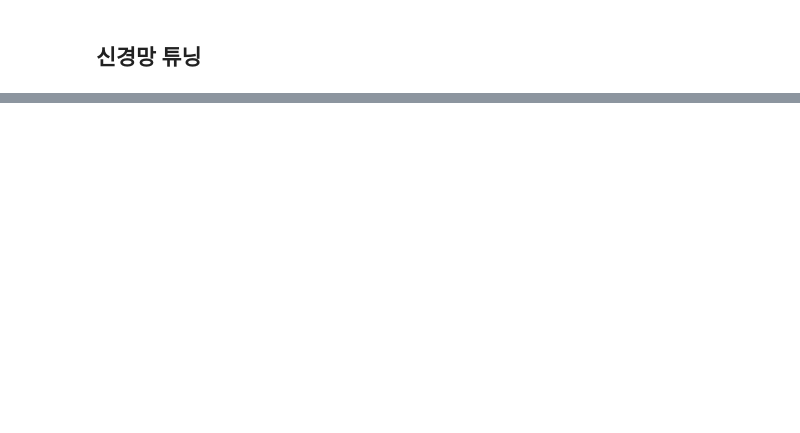
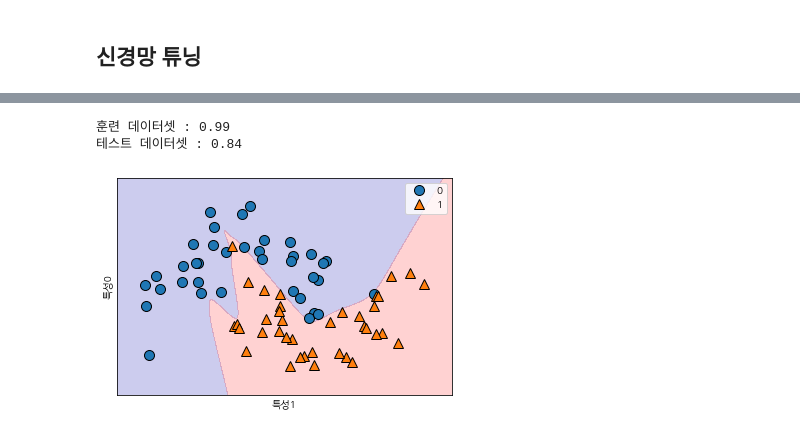
Before and after one commit to sdlee1026/machine, a Jupyter notebook: models/Supervised_Learning/deep_learning.ipynb, the cells around one changed output, grey strips where cells are left out. Saved outputs shown, nothing was run; the diff lists cells and outputs as text; code cells hidden in the pictures; blank space fills up the shorter version.

```diff
--- a/models/Supervised_Learning/deep_learning.ipynb
+++ b/models/Supervised_Learning/deep_learning.ipynb
@@ -112,0 +175,14 @@ display(mglearn.plots.plot_two_hidden_layer_graph())
+# %%
+# 10개의 유닛으로 구성된 2개의 은닉층, tanh활성화 함수
+mlp_10_2_tanh = MLPClassifier(solver='lbfgs', random_state=0, hidden_layer_sizes=[10,10], activation='tanh').fit(X_train, y_train)
+mglearn.plots.plot_2d_separator(mlp_10_2_tanh, X_train, fill=True, alpha=.2)
+mglearn.discrete_scatter(X_train[:,0], X_train[:,1], y_train)
+plt.xlabel('특성1')
+plt.ylabel('특성0')
+plt.legend(loc='best')
+print('훈련 데이터셋 : {:.2f}'.format(mlp_10_2_tanh.score(X_train, y_train)))
+print('테스트 데이터셋 : {:.2f}'.format(mlp_10_2_tanh.score(X_test, y_test)))
+# %% [output]
+훈련 데이터셋 : 0.99
+테스트 데이터셋 : 0.84
+[figure, added]
```
Also changed, not shown: parts of 9 cells of this notebook.
